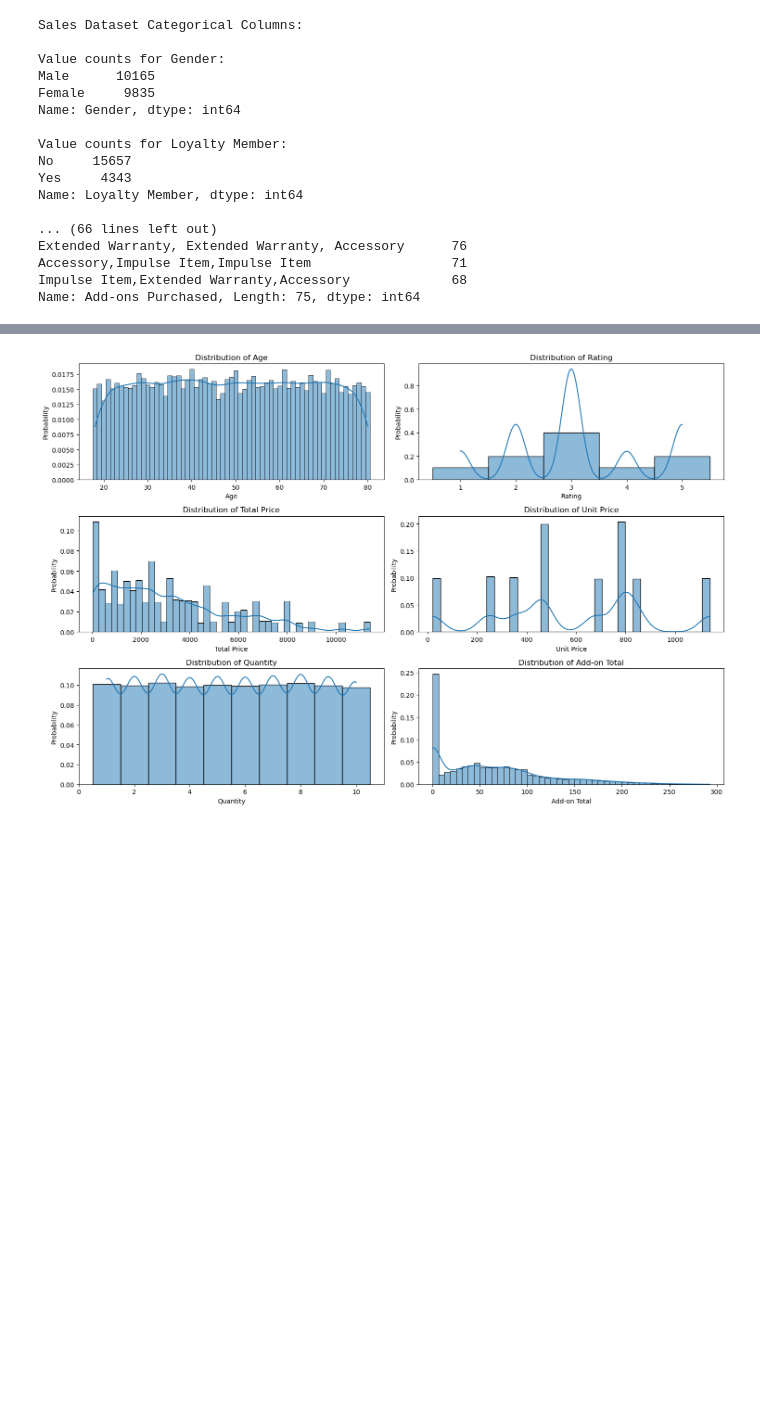
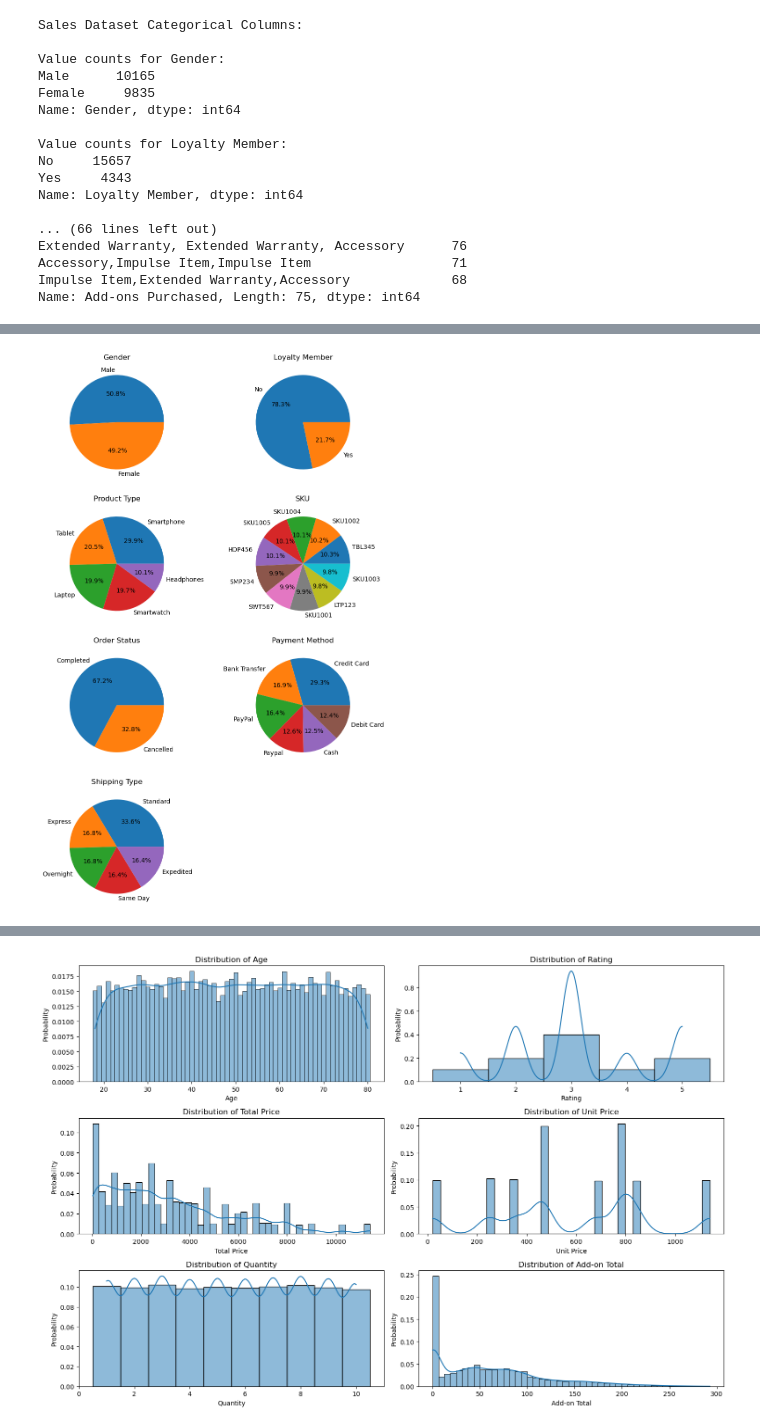
Before and after one commit to LtnLinh/CSC17104-Programming-for-Data-Science, a Jupyter notebook: Notebook.ipynb, the cells around one changed output, grey strips where cells are left out. Cells and saved outputs as stored; diff of their text form; code cells hidden in the pictures; blank space fills up the shorter version.

```diff
--- a/Notebook.ipynb
+++ b/Notebook.ipynb
@@ -148,11 +148,3 @@ Extended Warranty, Extended Warranty, Accessory      76
 Accessory,Impulse Item,Impulse Item                  71
 Impulse Item,Extended Warranty,Accessory             68
 Name: Add-ons Purchased, Length: 75, dtype: int64
-# %%
-for col in sales_df.select_dtypes(include=['object']).columns:
-	uniques = sales_df[col].unique()
-	if len(uniques) > 20:
-		continue
-	plt.figure(figsize=(4, 4))
-	plt.title(col)
-	plt.pie(sales_df[col].value_counts(), labels=uniques, autopct='%1.1f%%', startangle=140)
@@ -167,3 +151,22 @@ for col in sales_df.select_dtypes(include=['object']).columns:
+# %%
+# Get categorical columns with less than 20 unique values for pie charts
+categorical_cols = [col for col in sales_df.select_dtypes(include=['object']).columns
+				   if len(sales_df[col].unique()) <= 20]
+
+fig_row = len(categorical_cols) // 2 + len(categorical_cols) % 2
+
+fig, axes = plt.subplots(fig_row, 2, figsize=(10, 4 * fig_row))
+for i, col in enumerate(categorical_cols):
+	ax = axes[i // 2, i % 2]
+	sales_df[col].value_counts().plot.pie(autopct='%1.1f%%', ax=ax)
+	ax.set_title(col)
+	ax.set_ylabel('')
+
+# Hide empty subplots
+for i in range(len(categorical_cols), fig_row * 2):
+	fig.delaxes(axes[i // 2, i % 2])
+# %% [output]
+[figure, added]
 # %%
 # Frequncy of Add-ons Purchased
 addons = sales_df['Add-ons Purchased'].str.split(',').explode().str.strip().value_counts()
```
Also changed, not shown: parts of 5 cells of this notebook.
